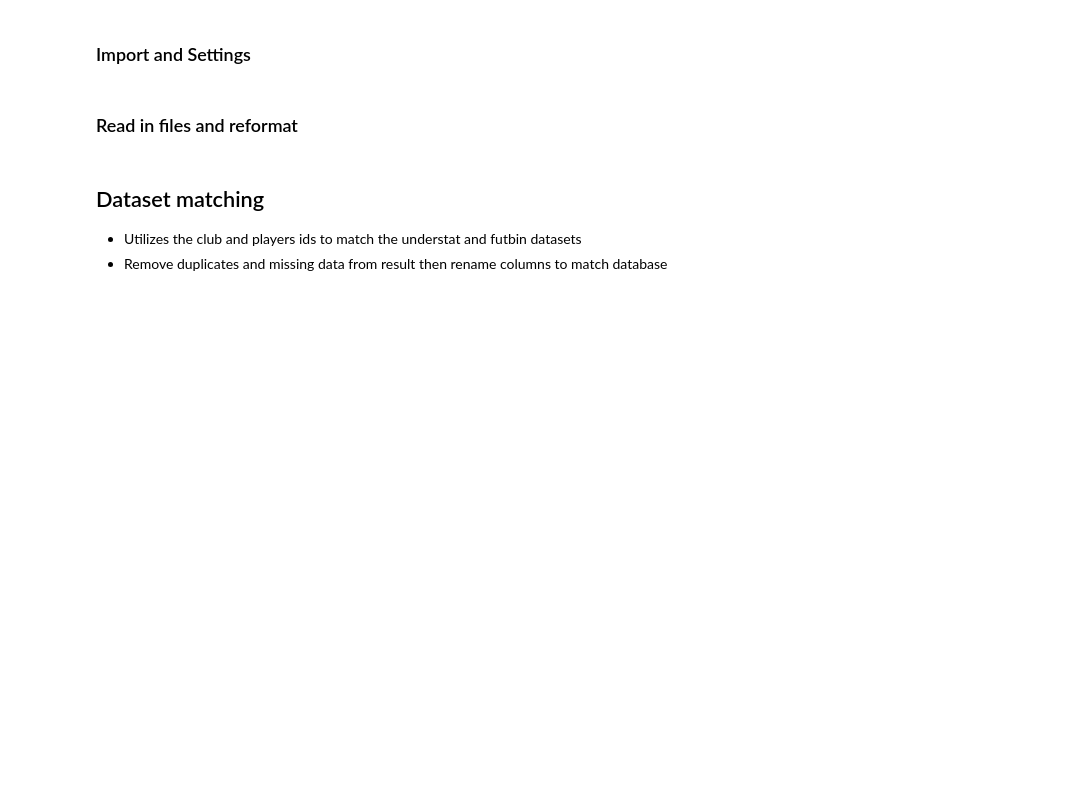
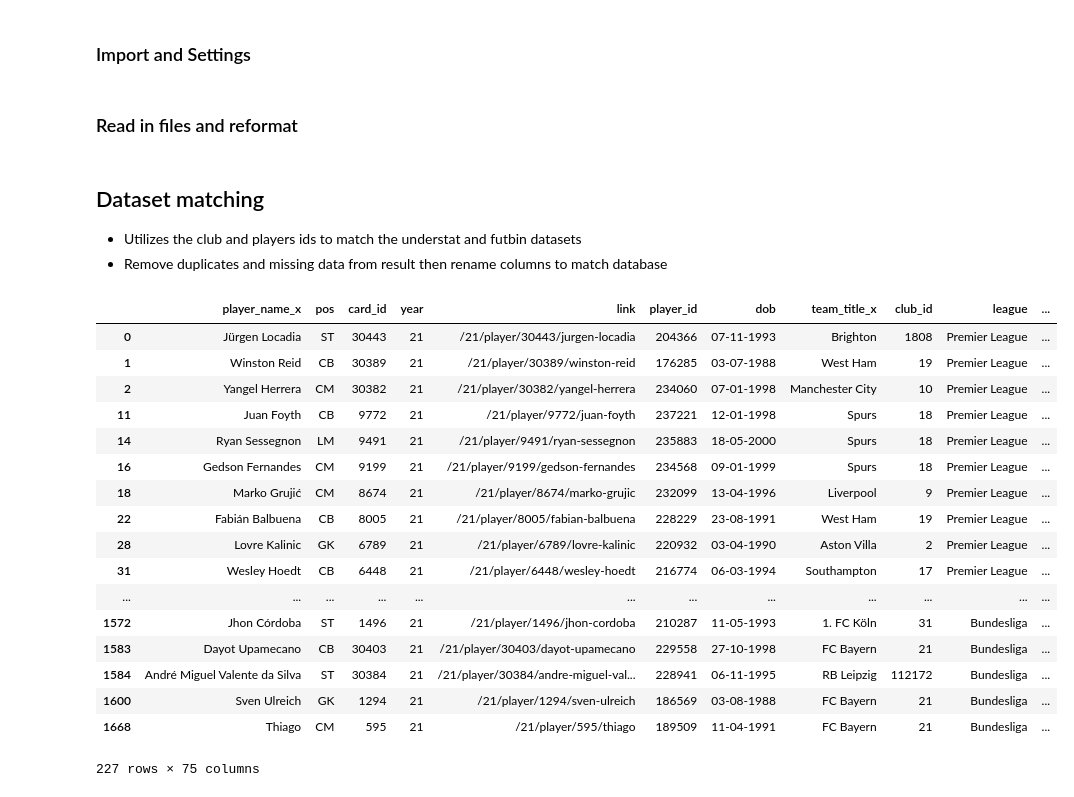
Before and after one commit to BilalMukhtar/FIFA-Rating-Predictor, a Jupyter notebook: futbin_understat_combo.ipynb, the cells around one changed output. Cells and saved outputs as stored; diff of their text form; code cells hidden in the pictures; blank space fills up the shorter version.

```diff
--- a/futbin_understat_combo.ipynb
+++ b/futbin_understat_combo.ipynb
@@ -7,8 +7,8 @@ pd.set_option('display.max_rows', 500)
 # %% [markdown]
 ### Read in files and reformat
 # %%
-ustat = pd.read_csv("csv files/ustat_2023.csv")
-futbin = pd.read_csv("csv files/futbin_2023.csv")
+ustat = pd.read_csv("csv files/ustat_2021.csv")
+futbin = pd.read_csv("csv files/futbin_2021.csv")
 # %%
 futbin = futbin.rename(columns={"name": "player_name", "club": "team_title"})
 # %%
@@ -31,6 +31,27 @@ unpack_nam = unpack_nam.rename(columns={"id": "player_id", "ustat_name": "player
 ustat = ustat.merge(unpack_nam, how='left', on='player_name')
 # %%
 comb = pd.merge(futbin, ustat, how='left', on=['player_id', 'db_club_id'])
+# %%
+comb[comb.shots.isna()]
+# %% [output]
+|  | player_name_x | pos | card_id | year | link | player_id | dob | team_title_x | club_id | league | ... |
+| 0 | Jürgen Locadia | ST | 30443 | 21 | /21/player/30443/jurgen-locadia | 204366 | 07-11-1993 | Brighton | 1808 | Premier League | ... |
+| 1 | Winston Reid | CB | 30389 | 21 | /21/player/30389/winston-reid | 176285 | 03-07-1988 | West Ham | 19 | Premier League | ... |
+| 2 | Yangel Herrera | CM | 30382 | 21 | /21/player/30382/yangel-herrera | 234060 | 07-01-1998 | Manchester City | 10 | Premier League | ... |
+| 11 | Juan Foyth | CB | 9772 | 21 | /21/player/9772/juan-foyth | 237221 | 12-01-1998 | Spurs | 18 | Premier League | ... |
+| 14 | Ryan Sessegnon | LM | 9491 | 21 | /21/player/9491/ryan-sessegnon | 235883 | 18-05-2000 | Spurs | 18 | Premier League | ... |
+| 16 | Gedson Fernandes | CM | 9199 | 21 | /21/player/9199/gedson-fernandes | 234568 | 09-01-1999 | Spurs | 18 | Premier League | ... |
+| 18 | Marko Grujić | CM | 8674 | 21 | /21/player/8674/marko-grujic | 232099 | 13-04-1996 | Liverpool | 9 | Premier League | ... |
+| 22 | Fabián Balbuena | CB | 8005 | 21 | /21/player/8005/fabian-balbuena | 228229 | 23-08-1991 | West Ham | 19 | Premier League | ... |
+| 28 | Lovre Kalinic | GK | 6789 | 21 | /21/player/6789/lovre-kalinic | 220932 | 03-04-1990 | Aston Villa | 2 | Premier League | ... |
+| 31 | Wesley Hoedt | CB | 6448 | 21 | /21/player/6448/wesley-hoedt | 216774 | 06-03-1994 | Southampton | 17 | Premier League | ... |
+| ... | ... | ... | ... | ... | ... | ... | ... | ... | ... | ... | ... |
+| 1572 | Jhon Córdoba | ST | 1496 | 21 | /21/player/1496/jhon-cordoba | 210287 | 11-05-1993 | 1. FC Köln | 31 | Bundesliga | ... |
+| 1583 | Dayot Upamecano | CB | 30403 | 21 | /21/player/30403/dayot-upamecano | 229558 | 27-10-1998 | FC Bayern | 21 | Bundesliga | ... |
+| 1584 | André Miguel Valente da Silva | ST | 30384 | 21 | /21/player/30384/andre-miguel-val... | 228941 | 06-11-1995 | RB Leipzig | 112172 | Bundesliga | ... |
+| 1600 | Sven Ulreich | GK | 1294 | 21 | /21/player/1294/sven-ulreich | 186569 | 03-08-1988 | FC Bayern | 21 | Bundesliga | ... |
+| 1668 | Thiago | CM | 595 | 21 | /21/player/595/thiago | 189509 | 11-04-1991 | FC Bayern | 21 | Bundesliga | ... |
+227 rows × 75 columns
 # %%
 cleaned = comb[comb.shots.notna()]
 cleaned = cleaned.drop_duplicates()
```
Also changed, not shown: parts of 1 cell of this notebook, 6 other files.
